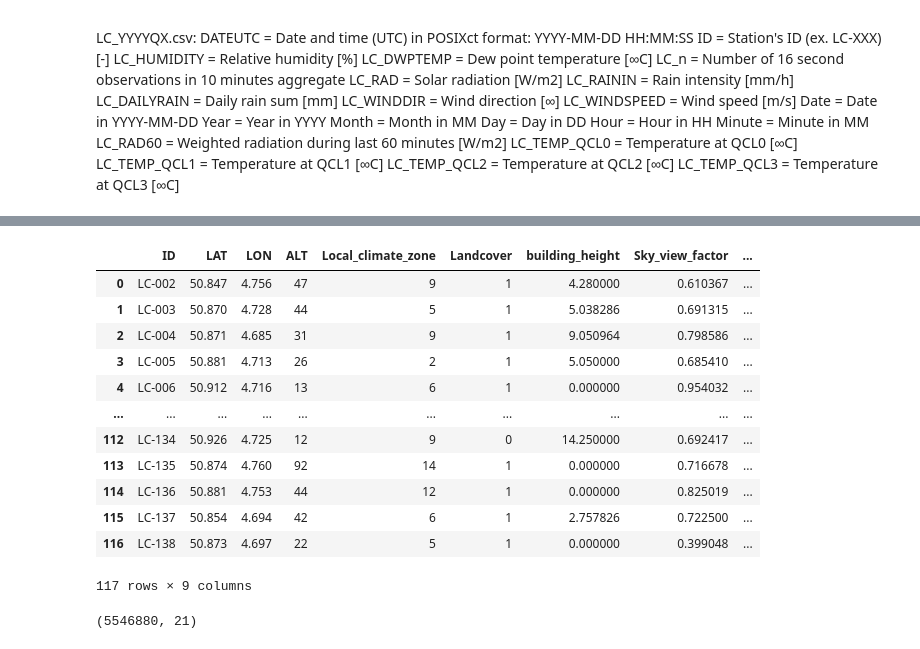
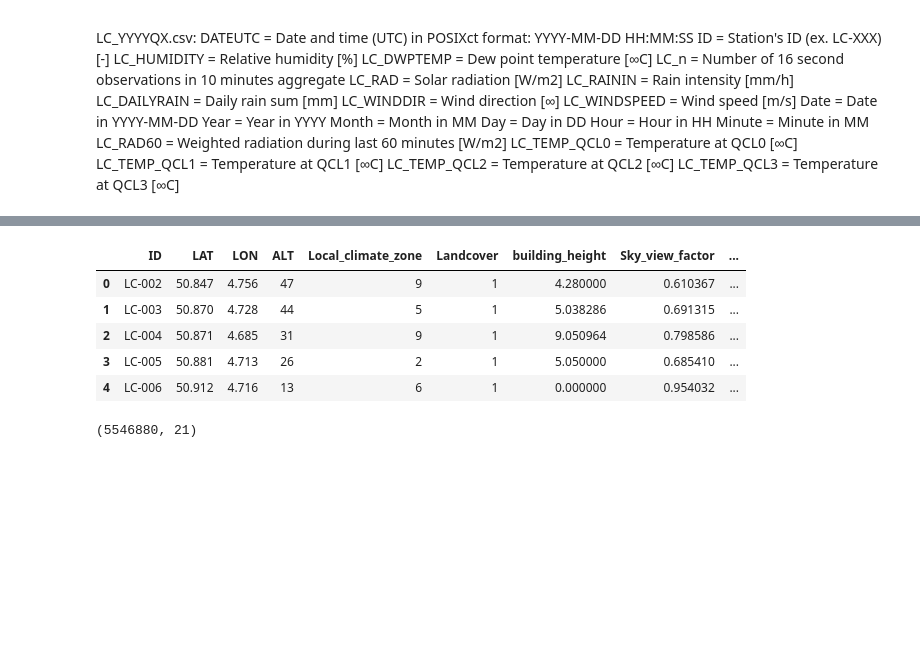
Before and after one commit to vavald/MDA_Switzerland, a Jupyter notebook: EDA_weather/EDA_weather.ipynb, the cells around one changed output, grey strips where cells are left out. Drawn from its saved outputs; the diff is of its cells as text; code cells hidden in the pictures; blank space fills up the shorter version.

```diff
--- a/EDA_weather/EDA_weather.ipynb
+++ b/EDA_weather/EDA_weather.ipynb
@@ -52,21 +65,14 @@ df = pd.concat([df1, df2, df3, df4], ignore_index=True)
 # load metadata and save as dataframe
 df_meta = pd.read_csv('data/dataverse_files/01_Metadata_v2.csv')
 # %%
-df_meta
+df_meta.head()
 # %% [output]
 |  | ID | LAT | LON | ALT | Local_climate_zone | Landcover | building_height | Sky_view_factor | ... |
 | 0 | LC-002 | 50.847 | 4.756 | 47 | 9 | 1 | 4.280000 | 0.610367 | ... |
 | 1 | LC-003 | 50.870 | 4.728 | 44 | 5 | 1 | 5.038286 | 0.691315 | ... |
 | 2 | LC-004 | 50.871 | 4.685 | 31 | 9 | 1 | 9.050964 | 0.798586 | ... |
 | 3 | LC-005 | 50.881 | 4.713 | 26 | 2 | 1 | 5.050000 | 0.685410 | ... |
 | 4 | LC-006 | 50.912 | 4.716 | 13 | 6 | 1 | 0.000000 | 0.954032 | ... |
-| ... | ... | ... | ... | ... | ... | ... | ... | ... | ... |
-| 112 | LC-134 | 50.926 | 4.725 | 12 | 9 | 0 | 14.250000 | 0.692417 | ... |
-| 113 | LC-135 | 50.874 | 4.760 | 92 | 14 | 1 | 0.000000 | 0.716678 | ... |
-| 114 | LC-136 | 50.881 | 4.753 | 44 | 12 | 1 | 0.000000 | 0.825019 | ... |
-| 115 | LC-137 | 50.854 | 4.694 | 42 | 6 | 1 | 2.757826 | 0.722500 | ... |
-| 116 | LC-138 | 50.873 | 4.697 | 22 | 5 | 1 | 0.000000 | 0.399048 | ... |
-117 rows × 9 columns
 # %%
 df.shape
 # %% [output]
```
Also changed, not shown: parts of 11 cells of this notebook, 2 other files.
